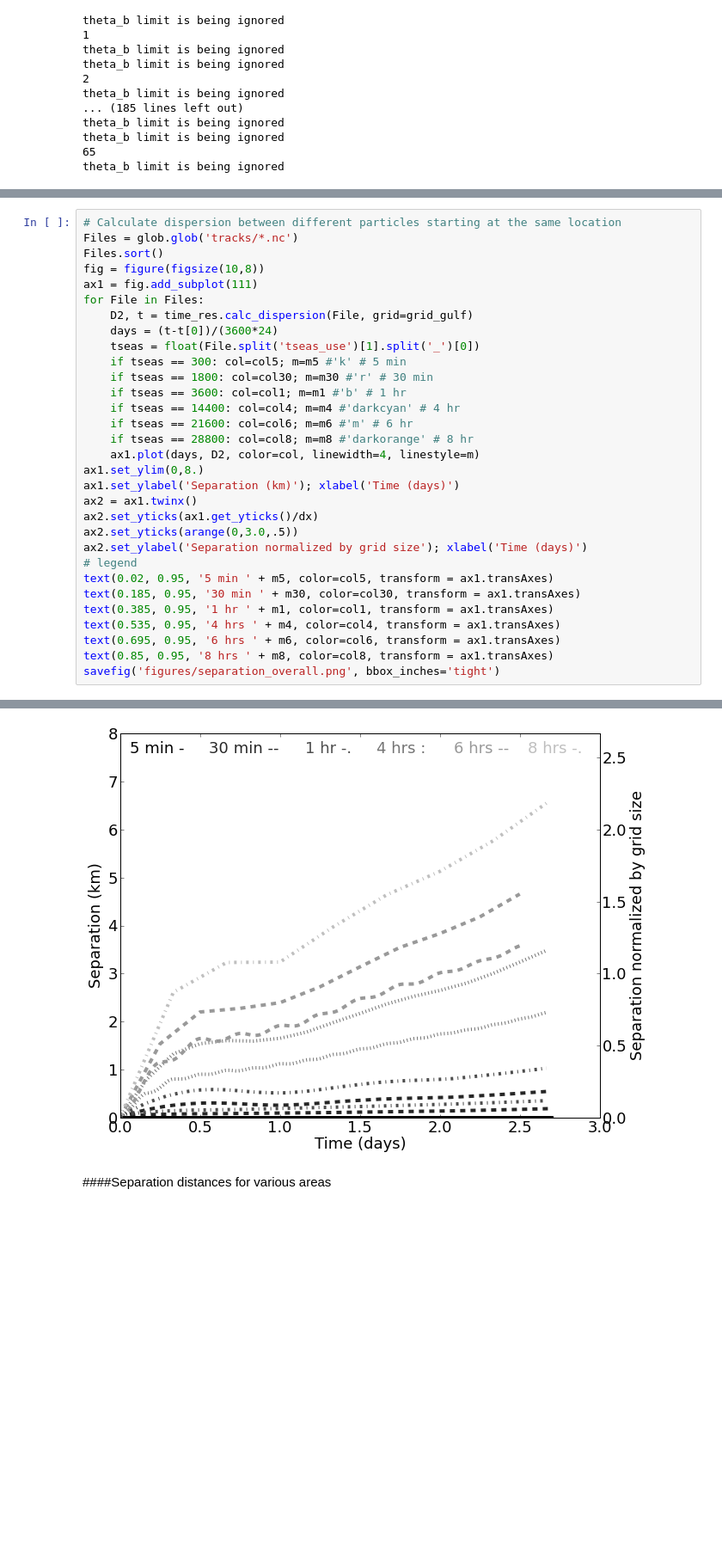
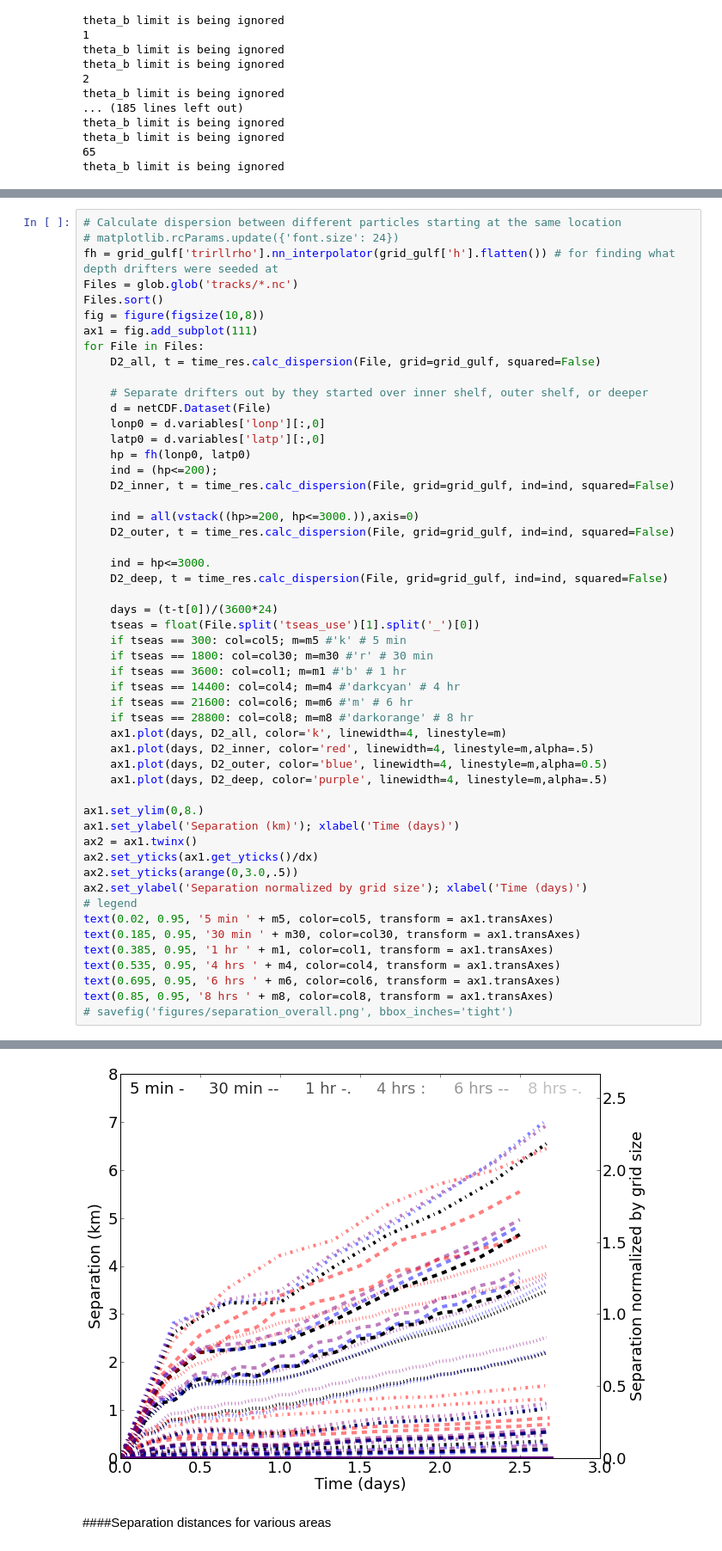
Before and after one commit to kthyng/time_res, a Jupyter notebook: time_res.ipynb, the cells around one changed output, grey strips where cells are left out. Shown at 86% size. Saved outputs shown, nothing was run; the diff lists cells and outputs as text; blank space fills up the shorter version.

```diff
--- a/time_res.ipynb
+++ b/time_res.ipynb
@@ -227,11 +302,28 @@ theta_b limit is being ignored
 # %%
 # Calculate dispersion between different particles starting at the same location
+# matplotlib.rcParams.update({'font.size': 24})
+fh = grid_gulf['trirllrho'].nn_interpolator(grid_gulf['h'].flatten()) # for finding what depth drifters were seeded at
 Files = glob.glob('tracks/*.nc')
 Files.sort()
 fig = figure(figsize(10,8))
 ax1 = fig.add_subplot(111)
 for File in Files:
-    D2, t = time_res.calc_dispersion(File, grid=grid_gulf)
+    D2_all, t = time_res.calc_dispersion(File, grid=grid_gulf, squared=False)
+
+    # Separate drifters out by they started over inner shelf, outer shelf, or deeper
+    d = netCDF.Dataset(File)
+    lonp0 = d.variables['lonp'][:,0]
+    latp0 = d.variables['latp'][:,0]
+    hp = fh(lonp0, latp0)
+    ind = (hp<=200);
+    D2_inner, t = time_res.calc_dispersion(File, grid=grid_gulf, ind=ind, squared=False)
+
+    ind = all(vstack((hp>=200, hp<=3000.)),axis=0)
+    D2_outer, t = time_res.calc_dispersion(File, grid=grid_gulf, ind=ind, squared=False)
+
+    ind = hp<=3000.
+    D2_deep, t = time_res.calc_dispersion(File, grid=grid_gulf, ind=ind, squared=False)
+
     days = (t-t[0])/(3600*24)
     tseas = float(File.split('tseas_use')[1].split('_')[0])
     if tseas == 300: col=col5; m=m5 #'k' # 5 min
@@ -240,7 +332,11 @@ for File in Files:
     if tseas == 14400: col=col4; m=m4 #'darkcyan' # 4 hr
     if tseas == 21600: col=col6; m=m6 #'m' # 6 hr
     if tseas == 28800: col=col8; m=m8 #'darkorange' # 8 hr
-    ax1.plot(days, D2, color=col, linewidth=4, linestyle=m)
+    ax1.plot(days, D2_all, color='k', linewidth=4, linestyle=m)
+    ax1.plot(days, D2_inner, color='red', linewidth=4, linestyle=m,alpha=.5)
+    ax1.plot(days, D2_outer, color='blue', linewidth=4, linestyle=m,alpha=0.5)
+    ax1.plot(days, D2_deep, color='purple', linewidth=4, linestyle=m,alpha=.5)
+
 ax1.set_ylim(0,8.)
 ax1.set_ylabel('Separation (km)'); xlabel('Time (days)')
 ax2 = ax1.twinx()
@@ -254,5 +350,5 @@ text(0.385, 0.95, '1 hr ' + m1, color=col1, transform = ax1.transAxes)
 text(0.535, 0.95, '4 hrs ' + m4, color=col4, transform = ax1.transAxes)
 text(0.695, 0.95, '6 hrs ' + m6, color=col6, transform = ax1.transAxes)
 text(0.85, 0.95, '8 hrs ' + m8, color=col8, transform = ax1.transAxes)
-savefig('figures/separation_overall.png', bbox_inches='tight')
+# savefig('figures/separation_overall.png', bbox_inches='tight')
 # %% [output]
@@ -259,4 +356,4 @@ savefig('figures/separation_overall.png', bbox_inches='tight')
-[figure, old version]
+[figure, new version]
 # %% [markdown]
 ####Separation distances for various areas
 # %%
```
Also changed, not shown: parts of 20 cells of this notebook, 2 other files.
